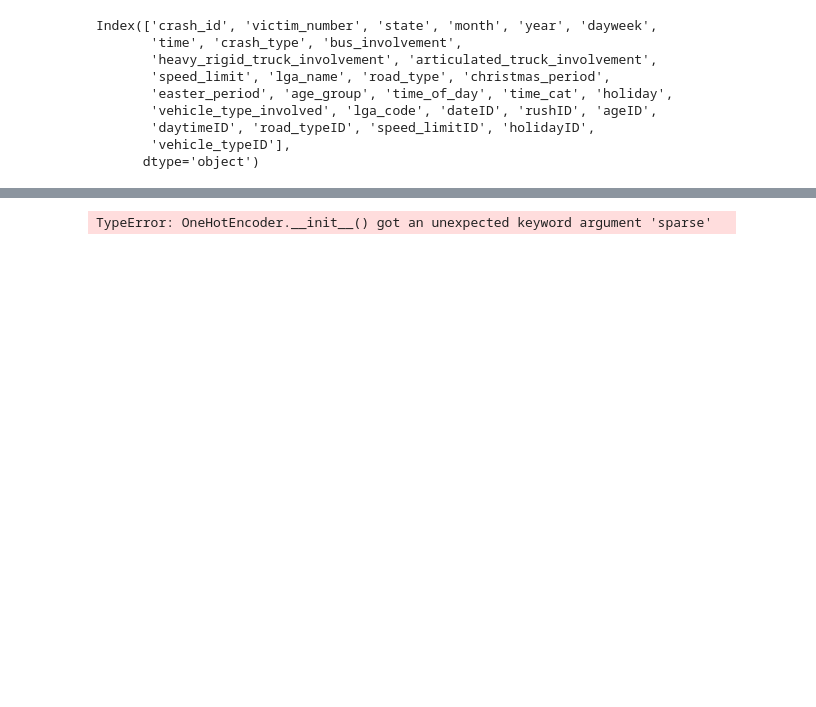
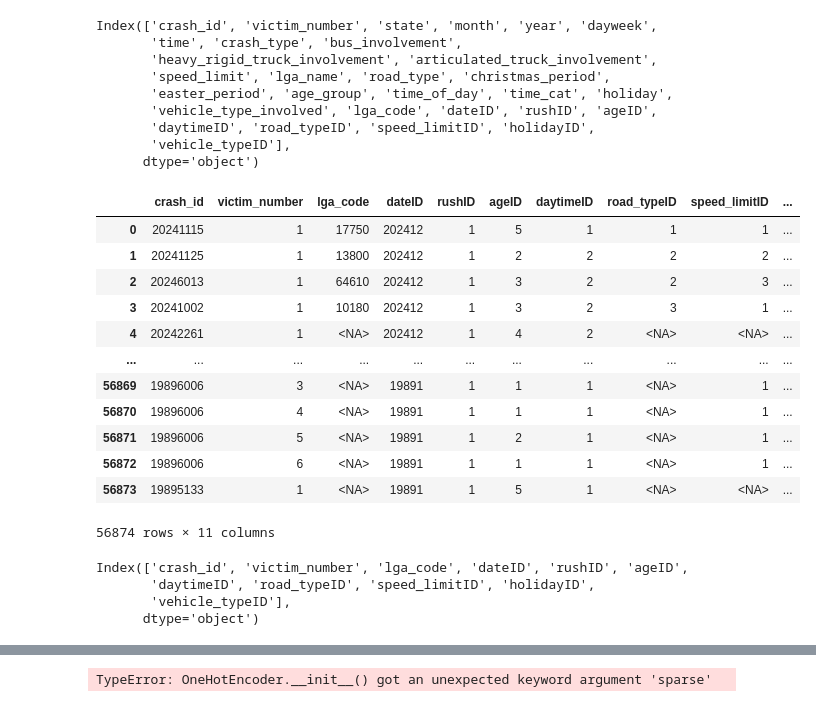
Before and after one commit to gambit0070/Data-Warehouse, a Jupyter notebook: ETL.ipynb, the cells around one changed output, grey strips where cells are left out. Drawn from its saved outputs; the diff is of its cells as text; code cells hidden in the pictures; blank space fills up the shorter version.

```diff
--- a/ETL.ipynb
+++ b/ETL.ipynb
@@ -379,6 +336,6 @@ print(location_dim[location_dim['lga_name'].notna() & location_dim['lga_code'].i
 # %%
-# find lga_code for NaN rows for lga_name using first word
-location_dim[location_dim['lga_name'].notna() & location_dim['lga_code'].isna()]
+# create lga_code column in df by merging with population_long
+df = df.merge(population_long[['lga_name', 'lga_code']].drop_duplicates(), on='lga_name', how='left')
 
 def match_by_first_word(row):
     # Only try to match if lga_code is missing and lga_name exists
@@ -387,11 +344,12 @@ def match_by_first_word(row):
         # Try to find match in population_long
         match = population_long[population_long['lga_name'].str.contains(rf'\b{first_word}\b', case=False, na=False)]
         if not match.empty:
-            return match['lga_code'].values[0]
-    return row['lga_code']
+            # If a match is found, update both lga_code and lga_name
+            row['lga_code'] = match['lga_code'].values[0]
+            row['lga_name'] = match['lga_name'].values[0]
+    return row
 
 # Apply the function row-wise
-location_dim['lga_code'] = location_dim.apply(match_by_first_word, axis=1)
+df = df.apply(match_by_first_word, axis=1)
 # make lga_code to int, ignore NaN
-location_dim['lga_code'] = location_dim['lga_code'].astype(pd.Int64Dtype())
-location_dim[location_dim['lga_code'].isna()]
+df['lga_code'] = df['lga_code'].astype(pd.Int64Dtype())
@@ -563,6 +512,6 @@ Index(['crash_id', 'victim_number', 'state', 'month', 'year', 'dayweek',
 # %%
 fatalities_df = df.copy()
-fatalities_df = fatalities_df.merge(location_dim, on=['state', 'lga_name'], how='left')
+# fatalities_df = fatalities_df.merge(location_dim, on=['state', 'lga_name'], how='left')
 fatalities_df = fatalities_df.merge(date_dim, on=['year', 'month'], how='left')
 fatalities_df = fatalities_df.merge(rush_dim, on=['time_cat'], how='left')
 fatalities_df = fatalities_df.merge(age_dim, on=['age_group'], how='left')
@@ -601,3 +532,30 @@ Index(['crash_id', 'victim_number', 'state', 'month', 'year', 'dayweek',
        'daytimeID', 'road_typeID', 'speed_limitID', 'holidayID',
        'vehicle_typeID'],
       dtype='object')
+# %%
+# drop unnecessary columns
+fatalities_df = fatalities_df[['crash_id', 'victim_number', 'lga_code', 'dateID', 'rushID', 'ageID', 'daytimeID', 'road_typeID', 'speed_limitID', 'holidayID', 'vehicle_typeID']]
+# Convert all values to Int64 ingnoring NaN
+fatalities_df = fatalities_df.astype(pd.Int64Dtype())
+fatalities_df
+# %% [output]
+|  | crash_id | victim_number | lga_code | dateID | rushID | ageID | daytimeID | road_typeID | speed_limitID | ... |
+| 0 | 20241115 | 1 | 17750 | 202412 | 1 | 5 | 1 | 1 | 1 | ... |
+| 1 | 20241125 | 1 | 13800 | 202412 | 1 | 2 | 2 | 2 | 2 | ... |
+| 2 | 20246013 | 1 | 64610 | 202412 | 1 | 3 | 2 | 2 | 3 | ... |
+| 3 | 20241002 | 1 | 10180 | 202412 | 1 | 3 | 2 | 3 | 1 | ... |
+| 4 | 20242261 | 1 | <NA> | 202412 | 1 | 4 | 2 | <NA> | <NA> | ... |
+| ... | ... | ... | ... | ... | ... | ... | ... | ... | ... | ... |
+| 56869 | 19896006 | 3 | <NA> | 19891 | 1 | 1 | 1 | <NA> | 1 | ... |
+| 56870 | 19896006 | 4 | <NA> | 19891 | 1 | 1 | 1 | <NA> | 1 | ... |
+| 56871 | 19896006 | 5 | <NA> | 19891 | 1 | 2 | 1 | <NA> | 1 | ... |
+| 56872 | 19896006 | 6 | <NA> | 19891 | 1 | 1 | 1 | <NA> | 1 | ... |
+| 56873 | 19895133 | 1 | <NA> | 19891 | 1 | 5 | 1 | <NA> | <NA> | ... |
+56874 rows × 11 columns
+# %%
+fatalities_df.columns
+# %% [output]
+Index(['crash_id', 'victim_number', 'lga_code', 'dateID', 'rushID', 'ageID',
+       'daytimeID', 'road_typeID', 'speed_limitID', 'holidayID',
+       'vehicle_typeID'],
+      dtype='object')
```
Also changed, not shown: parts of 14 cells of this notebook, 11 other files.
